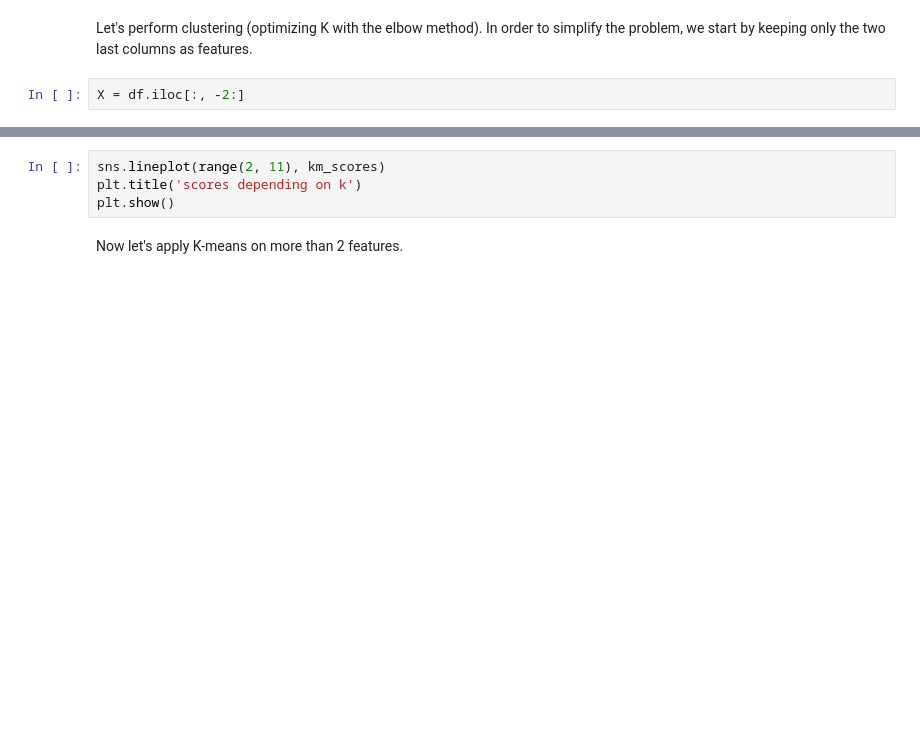
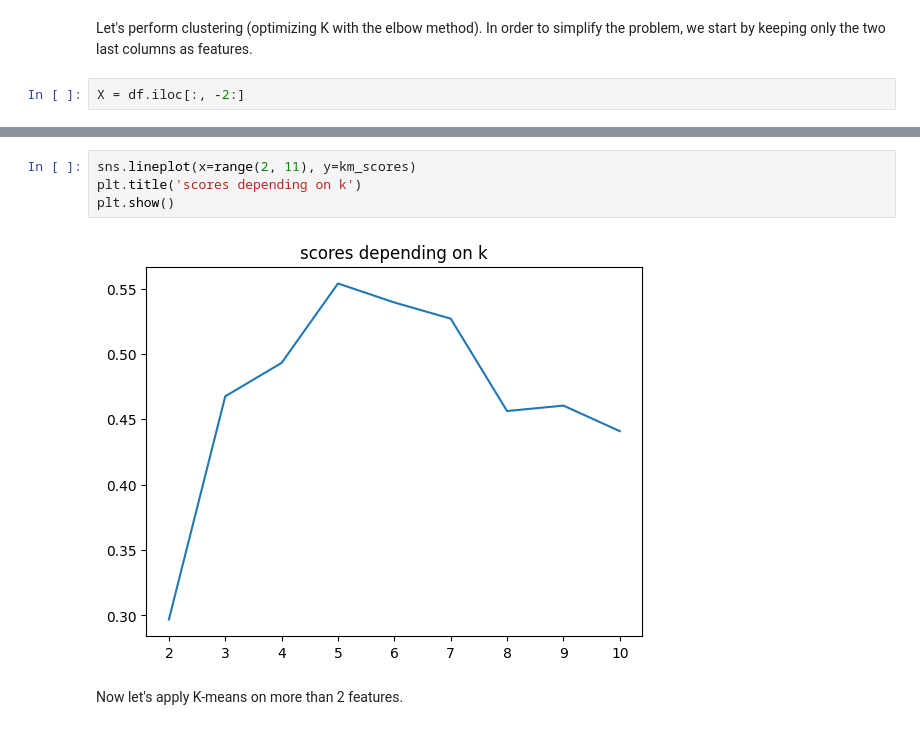
Before and after one commit to nilaypatel99/Customer_Segmentation, a Jupyter notebook: Copy_of_Customer_Segmentation_K_Means_Analysis.ipynb, the cells around one changed output, grey strips where cells are left out. Saved outputs shown, nothing was run; the diff lists cells and outputs as text; blank space fills up the shorter version.

```diff
--- a/Copy_of_Customer_Segmentation_K_Means_Analysis.ipynb
+++ b/Copy_of_Customer_Segmentation_K_Means_Analysis.ipynb
@@ -120,7 +183,9 @@ plt.show()
 # %%
-sns.lineplot(range(2, 11), km_scores)
+sns.lineplot(x=range(2, 11), y=km_scores)
 plt.title('scores depending on k')
 plt.show()
+# %% [output]
+[figure, added]
 # %% [markdown]
 Now let's apply K-means on more than 2 features.
 # %%
```
Also changed, not shown: parts of 24 cells of this notebook.
